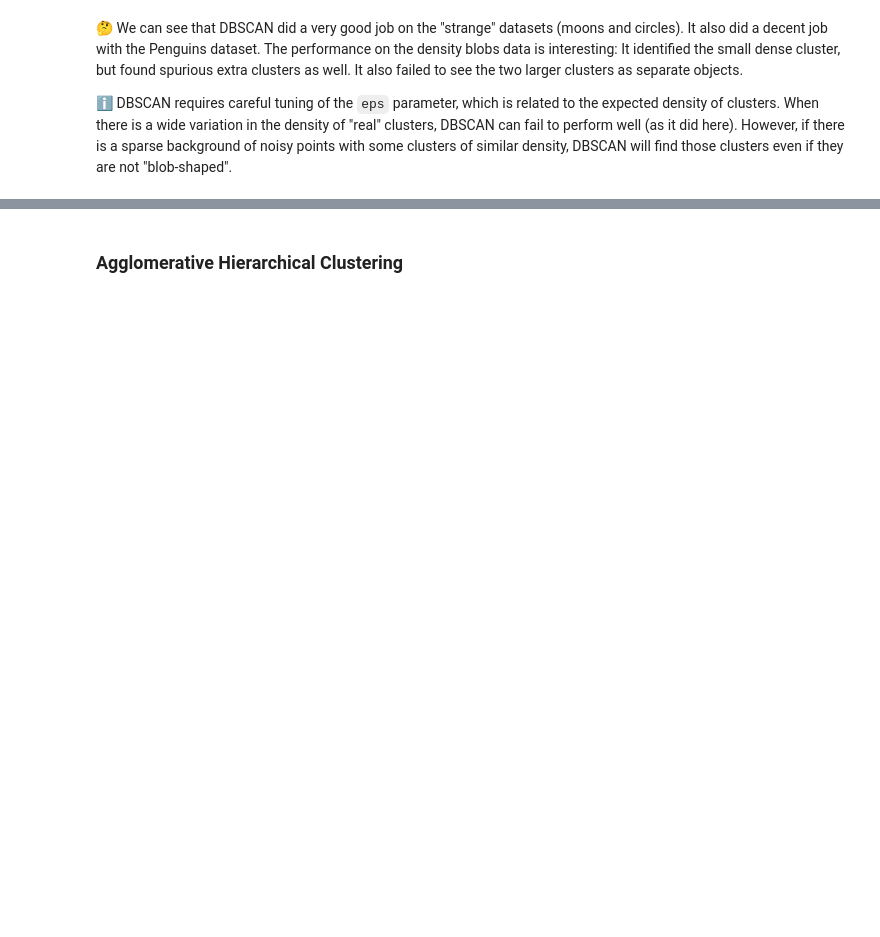
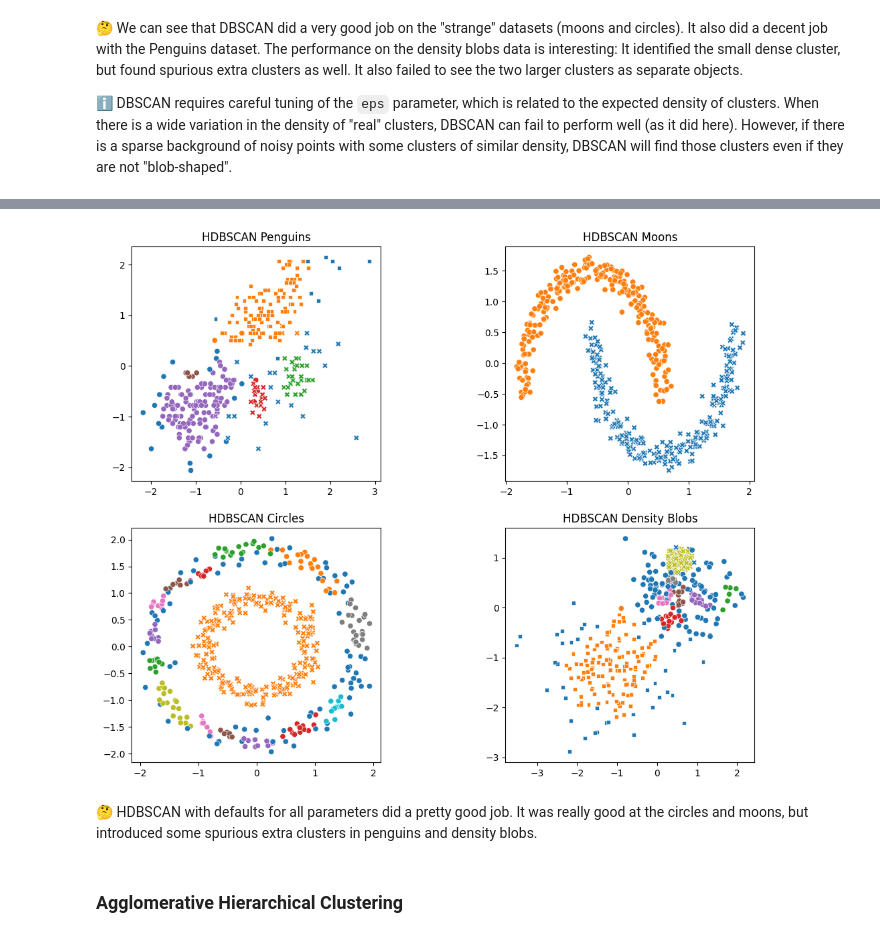
Before and after one commit to jcausey-astate/ASRI-2024, a Jupyter notebook: python_intermediate_clustering_complete_ASRI24.ipynb, the cells around one changed output, grey strips where cells are left out. Saved outputs shown, nothing was run; the diff lists cells and outputs as text; code cells hidden in the pictures; blank space fills up the shorter version.

```diff
--- a/python_intermediate_clustering_complete_ASRI24.ipynb
+++ b/python_intermediate_clustering_complete_ASRI24.ipynb
@@ -449,3 +454,29 @@ density, DBSCAN will find those clusters even if they are not "blob-shaped".
+# %%
+# HDBSCAN isn't as sensitive to tuning parameters as DBSCAN, although tuning the
+# `min_cluster_size` can be helpful if you have an idea of how many values should
+# be contained in even the smallest cluster.
+# Use HDBSCAN to cluster each dataset:
+penguins_HDBSCAN = HDBSCAN().fit_predict(penguins)
+moons_HDBSCAN = HDBSCAN().fit_predict(moons)
+circles_HDBSCAN = HDBSCAN().fit_predict(circles)
+density_blobs_HDBSCAN = HDBSCAN().fit_predict(density_blobs)
+
+# Now plot them:
+plot_all(
+    [penguins, moons, circles, density_blobs],
+    [
+        "HDBSCAN Penguins",
+        "HDBSCAN Moons",
+        "HDBSCAN Circles",
+        "HDBSCAN Density Blobs",
+    ],
+    [penguins_HDBSCAN, moons_HDBSCAN, circles_HDBSCAN, density_blobs_HDBSCAN],
+    [penguins_labels, moons_labels, circles_labels, density_blobs_labels],
+)
+# %% [output]
+[figure, added]
+# %% [markdown]
+🤔  HDBSCAN with defaults for all parameters did a pretty good job.  It was really good at the circles and moons, but introduced some spurious extra clusters in penguins and density blobs.
 # %% [markdown]
 ### Agglomerative Hierarchical Clustering
 # %%
```
Also changed, not shown: parts of 13 cells of this notebook, 1 other file.
